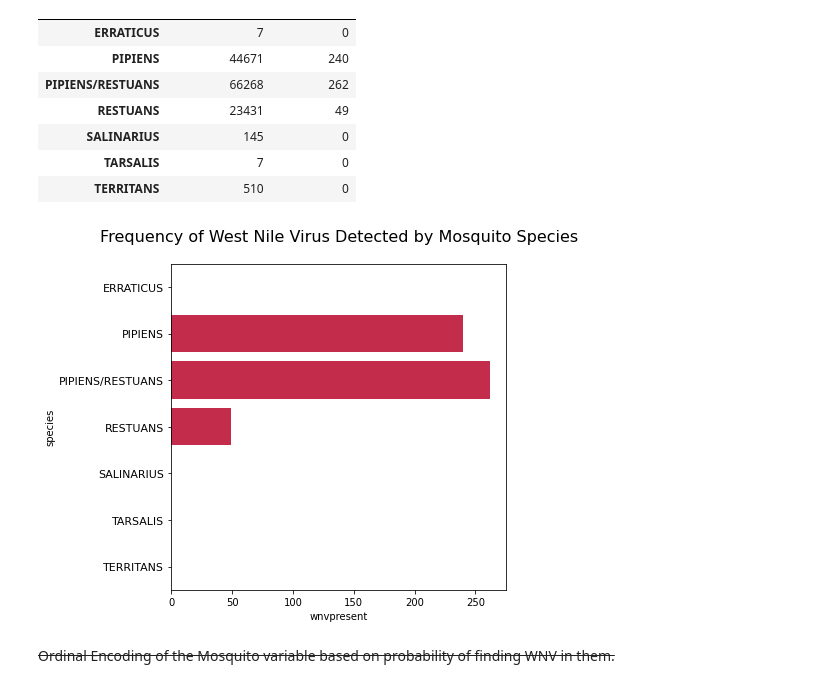
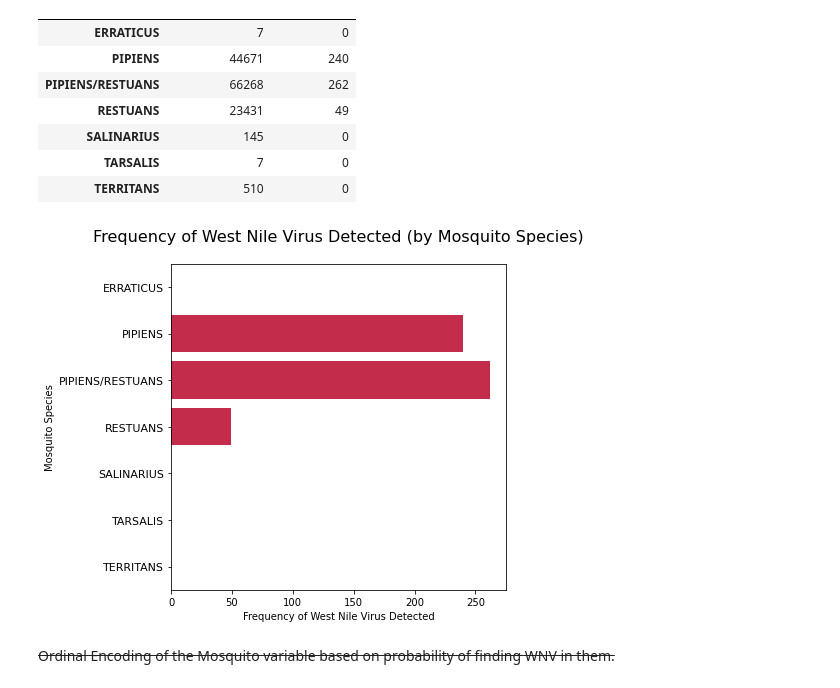
Before and after one commit to siowcm/project_4_west_nile_virus, a Jupyter notebook: code/EDA_feature_engineering.ipynb, the cells around one changed output. Cells and saved outputs as stored; diff of their text form; code cells hidden in the pictures.

```diff
--- a/code/EDA_feature_engineering.ipynb
+++ b/code/EDA_feature_engineering.ipynb
@@ -89,13 +66,15 @@ mosquitoes
 # %%
 # Plotting a bar chart of frequency of WNV found per mosquito species.
 mosquitoes = train_cleaned[["species", "nummosquitos", "wnvpresent"]].groupby(by = "species").sum().reset_index()
 plt.figure(figsize = (6,6))
 sns.barplot(mosquitoes["wnvpresent"], mosquitoes["species"], color = "crimson")
-plt.title("Frequency of West Nile Virus Detected by Mosquito Species", fontsize = 16, y = 1.05)
+plt.title("Frequency of West Nile Virus Detected (by Mosquito Species)", fontsize = 16, y = 1.05)
+plt.xlabel("Frequency of West Nile Virus Detected")
+plt.ylabel("Mosquito Species")
 plt.yticks(fontsize = 11)
 plt.show()
 # %% [output]
-[figure, old version]
+[figure, new version]
 # %%
 # Attempt to normalize mosquito species data by finding the proportion of mosquitoes found
 # that contain the WNV, and using ordinal encoding to rank them based on importance.
```
Also changed, not shown: parts of 19 cells of this notebook, 1 other file.
